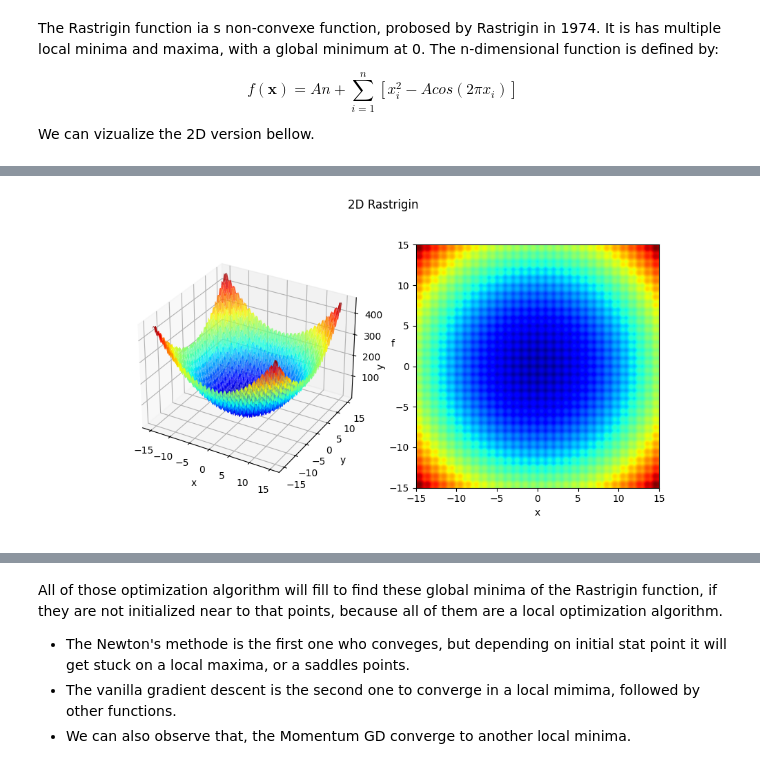
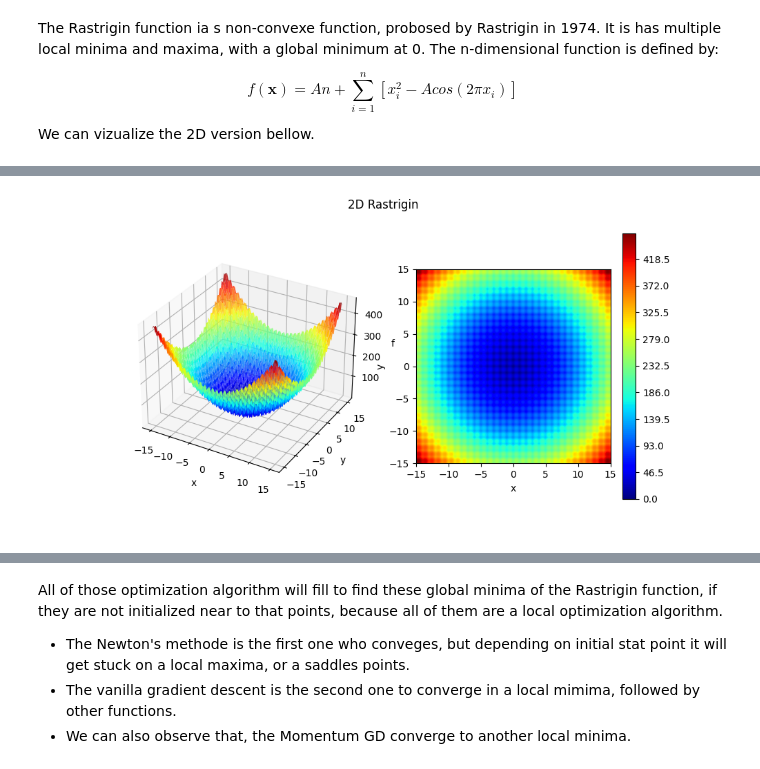
Before and after one commit to Fahazavana/Optimization, a Jupyter notebook: examples.ipynb, the cells around one changed output, grey strips where cells are left out. Cells and saved outputs as stored; diff of their text form; code cells hidden in the pictures.

```diff
--- a/examples.ipynb
+++ b/examples.ipynb
@@ -61,24 +61,25 @@ I0000 00:00:1717652980.067618   73612 mps_client.cc:384] XLA backend will use up
 # %%
-plt.close()
+# plt.close()
 fig = plt.figure(figsize=(10, 5))
 ax1 = fig.add_subplot(121, projection='3d')
 ax1.plot_surface(X, Y, Z, cmap='jet', alpha=0.8)
 ax1.set_xlabel('x')
 ax1.set_ylabel('y')
 ax1.set_zlabel('f')
 
 # Plot the contour
 ax2 = fig.add_subplot(122)
-ax2.contourf(X, Y, Z, levels=1000, cmap='jet')
+cpf2 = ax2.contourf(X, Y, Z, levels=1000, cmap='jet')
+plt.colorbar(cpf2)
 ax2.set_xlabel('x')
 ax2.set_ylabel('y')
 
 # ax1.set_aspect('equal')
 ax2.set_aspect('equal')
 plt.suptitle('2D Rastrigin')
 plt.show()
 # %% [output]
-[figure, old version]
+[figure, new version]
 # %%
 x0 = 2 * np.random.normal(0, 1, size=2)
 it = 100
```
Also changed, not shown: parts of 8 cells of this notebook, 13 other files.
